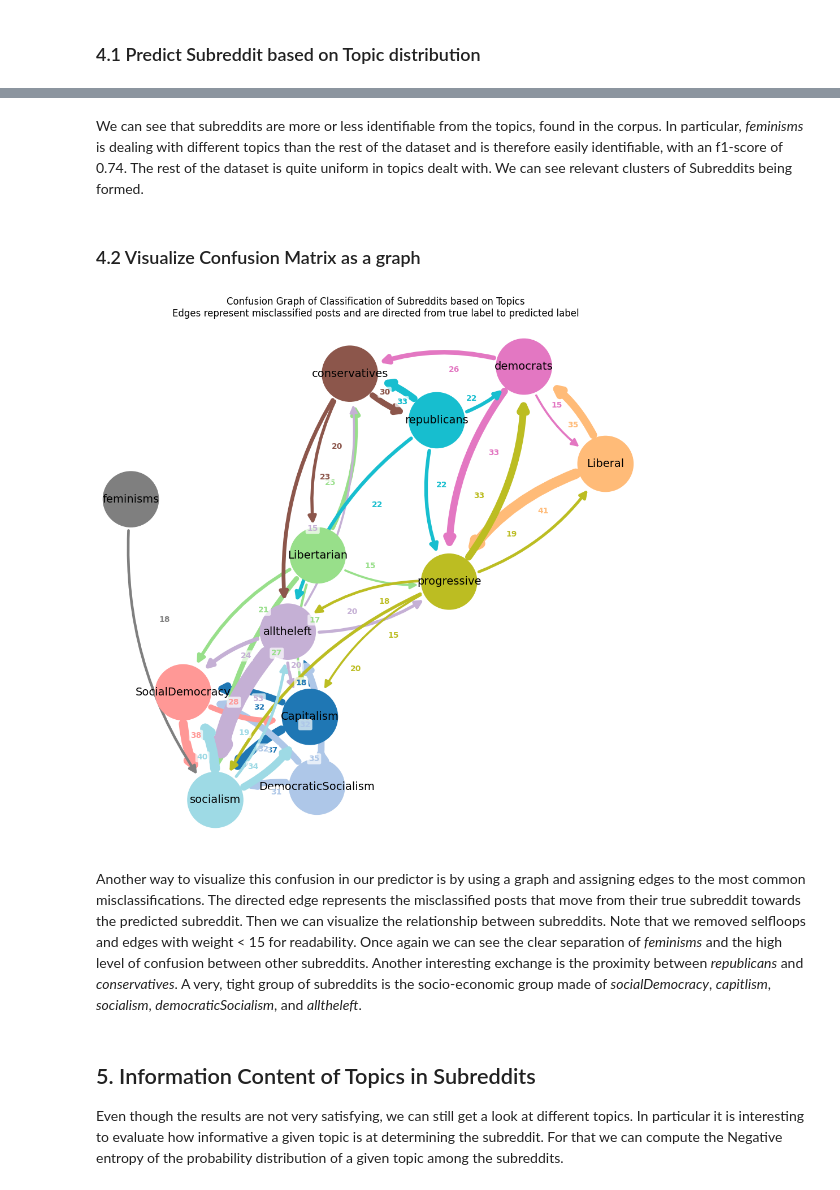
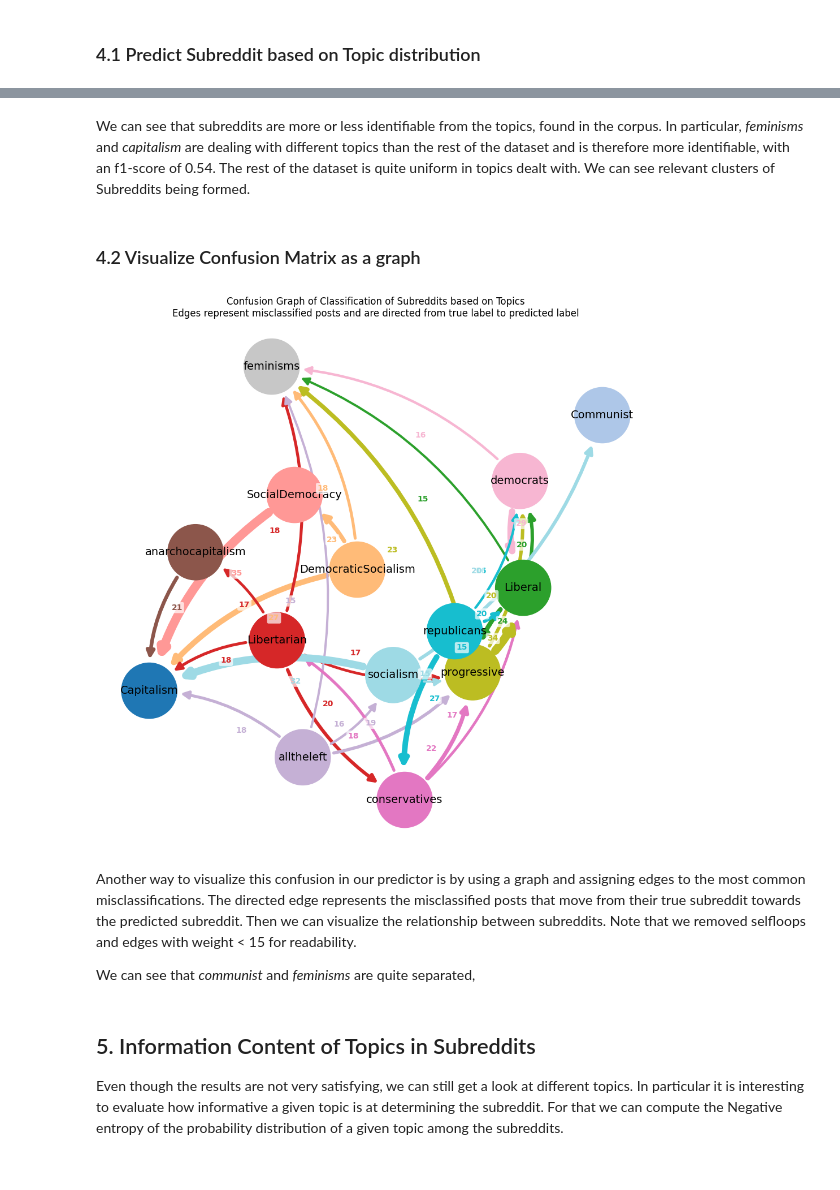
Before and after one commit to nathanaelambert/ConservativesLiberals, a Jupyter notebook: base_analysis.ipynb, the cells around one changed output, grey strips where cells are left out. Drawn from its saved outputs; the diff is of its cells as text; code cells hidden in the pictures.

Commit message:
updated analysis subreddits topics

```diff
--- a/base_analysis.ipynb
+++ b/base_analysis.ipynb
@@ -178,7 +178,7 @@ X = np.array(probs)  # shape: (n_docs, n_topics)
 
 
 # 3. Evaluate with 5-Fold Cross-Validation (Macro F1)
-clf = LogisticRegression(max_iter=1000, multi_class='multinomial', solver='lbfgs')
+clf = LogisticRegression(max_iter=1000, multi_class='multinomial', solver='lbfgs', class_weight='balanced')
 f1_scores = cross_val_score(clf, X, y, cv=5, scoring="f1_macro")
 print(f"5-fold CV Macro F1: {f1_scores.mean():.3f} ± {f1_scores.std():.3f}")
 
@@ -220,5 +218,5 @@ DemocraticSocialism       0.43      0.09      0.14       184
 # %% [markdown]
-We can see that subreddits are more or less identifiable from the topics, found in the corpus. In particular, *feminisms* is dealing with different topics than the rest of the dataset and is therefore easily identifiable, with an f1-score of 0.74. The rest of the dataset is quite uniform in topics dealt with. We can see relevant clusters of Subreddits being formed.
+We can see that subreddits are more or less identifiable from the topics, found in the corpus. In particular, *feminisms* and *capitalism* are dealing with different topics than the rest of the dataset and is therefore more identifiable, with an f1-score of 0.54. The rest of the dataset is quite uniform in topics dealt with. We can see relevant clusters of Subreddits being formed.
 # %% [markdown]
 ### 4.2 Visualize Confusion Matrix as a graph
 # %%
@@ -237,7 +235,7 @@ G.remove_edges_from(nx.selfloop_edges(G))
 
 
 
-pos = nx.spring_layout(G,k=0.7,iterations=100, scale=2, center=[0, 0], seed=30      )
+pos = nx.spring_layout(G,k=5,iterations=100, scale=2, center=[0, 0], seed=78)
 cmap = plt.get_cmap('tab20', n_classes)
 node_colors = [cmap(i) for i in range(n_classes)]
 node_color_dict = dict(zip(subreddit_names, node_colors))
@@ -250,36 +248,39 @@ for i, node in enumerate(subreddit_names):
     weights = [G[node][tgt]['weight'] for tgt in subreddit_names if G.has_edge(node, tgt)]
     widths = [1 + (w*w/np.max(conf_mat)) for w in weights]
     nx.draw_networkx_edges(
         G, pos,
         edgelist=outgoing_edges,
         edge_color=[node_colors[i]]*len(outgoing_edges),
         width=widths,
         arrowsize=20,
         alpha=1,
         connectionstyle='arc3,rad=0.2',
         min_source_margin=node_radius,
         min_target_margin=node_radius
     )
 nx.draw_networkx_labels(G, pos, font_size=14, font_color='black')
 ax = plt.gca()
 edge_labels = {(u, v): d['weight'] for u, v, d in G.edges(data=True)}
 for (u, v), label in edge_labels.items():
     x1, y1 = pos[u]
     x2, y2 = pos[v]
     label_x = 0.6 * x1 + 0.4 * x2
     label_y = 0.6 * y1 + 0.4 * y2
     ax.text(label_x, label_y, str(label), color=node_color_dict[u],
             fontsize=10, fontweight='bold', ha='center', va='center',
             bbox=dict(facecolor='white', edgecolor='none', alpha=0.7, boxstyle='round,pad=0.2'))
 plt.title("Confusion Graph of Classification of Subreddits based on Topics\n"
           "Edges represent misclassified posts and are directed from true label to predicted label")
 plt.axis('off')
 plt.tight_layout()
 plt.show()
 # %% [output]
-[figure, old version]
+[figure, new version]
 # %% [markdown]
-Another way to visualize this confusion in our predictor is by using a graph and assigning edges to the most common misclassifications. The directed edge represents the misclassified posts that move from their true subreddit towards the predicted subreddit. Then we can visualize the relationship between subreddits. Note that we removed selfloops and edges with weight < 15 for readability. Once again we can see the clear separation of *feminisms* and the high level of confusion between other subreddits. Another interesting exchange is the proximity between *republicans* and *conservatives*. A very, tight group of subreddits is the socio-economic group made of *socialDemocracy*, *capitlism*, *socialism*, *democraticSocialism*, and *alltheleft*.
+Another way to visualize this confusion in our predictor is by using a graph and assigning edges to the most common misclassifications. The directed edge represents the misclassified posts that move from their true subreddit towards the predicted subreddit. Then we can visualize the relationship between subreddits. Note that we removed selfloops and edges with weight < 15 for readability.
+
+
+We can see that *communist* and *feminisms* are quite separated,
 # %% [markdown]
 ## 5. Information Content of Topics in Subreddits
 Even though the results are not very satisfying, we can still get a look at different topics. In particular it is interesting to evaluate how informative a given topic is at determining the subreddit. For that we can compute the Negative entropy of the probability distribution of a given topic among the subreddits.
```
Also changed, not shown: parts of 12 cells of this notebook.
